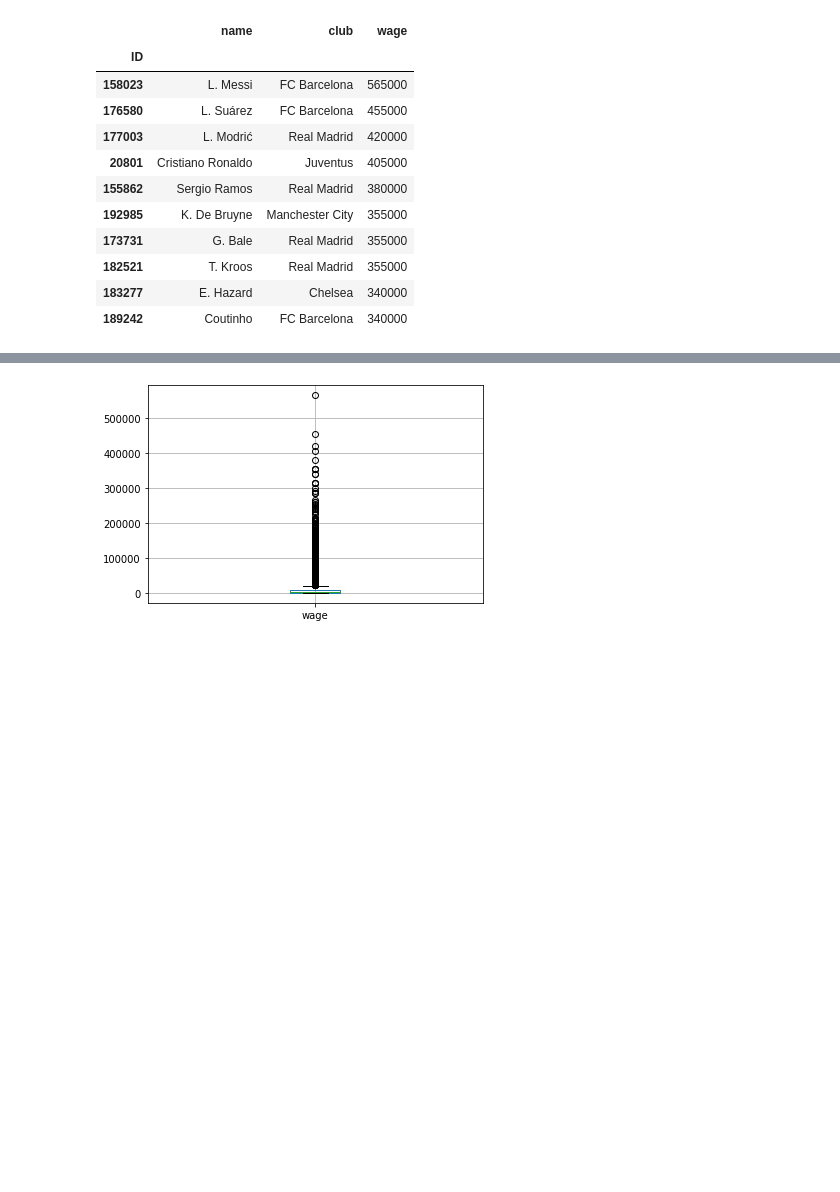
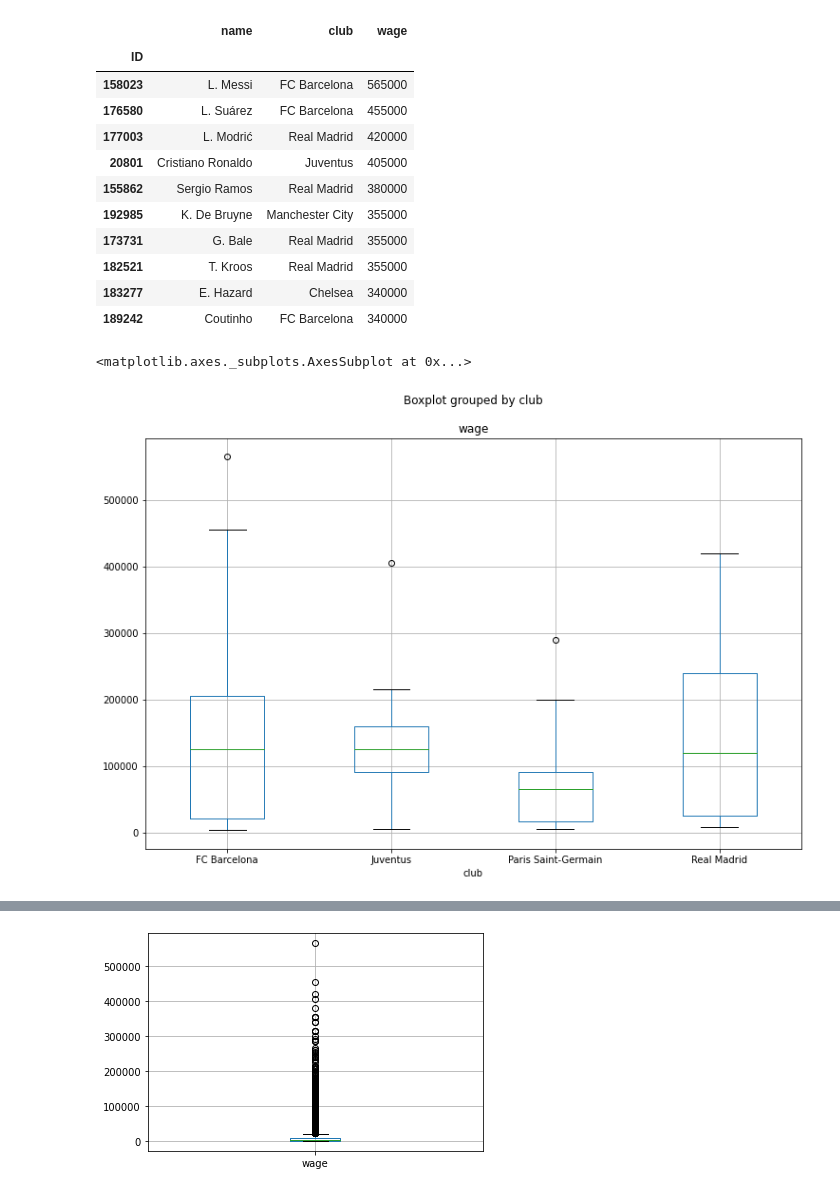
Before and after one commit to Mvital74/datasharing, a Jupyter notebook: exercicio_9_plot.ipynb, the cells around one changed output, grey strips where cells are left out. Saved outputs shown, nothing was run; the diff lists cells and outputs as text; code cells hidden in the pictures; blank space fills up the shorter version.

```diff
--- a/exercicio_9_plot.ipynb
+++ b/exercicio_9_plot.ipynb
@@ -568,3 +588,10 @@ df_filtered_wage[['name','club','wage']].sort_values(('wage'), ascending=False).
 | 182521 | T. Kroos | Real Madrid | 355000 |
 | 183277 | E. Hazard | Chelsea | 340000 |
 | 189242 | Coutinho | FC Barcelona | 340000 |
+# %%
+df_nelio = df_fifa18_slice.loc[df_fifa18_slice['club'].isin(['FC Barcelona', 'Real Madrid', 'Paris Saint-Germain', 'Bayern Munich', 'Juventus'])]
+
+df_nelio.boxplot(by='club', column='wage', figsize=(12,8))
+# %% [output]
+<matplotlib.axes._subplots.AxesSubplot at 0x...>
+[figure, added]
```
Also changed, not shown: parts of 3 cells of this notebook.
